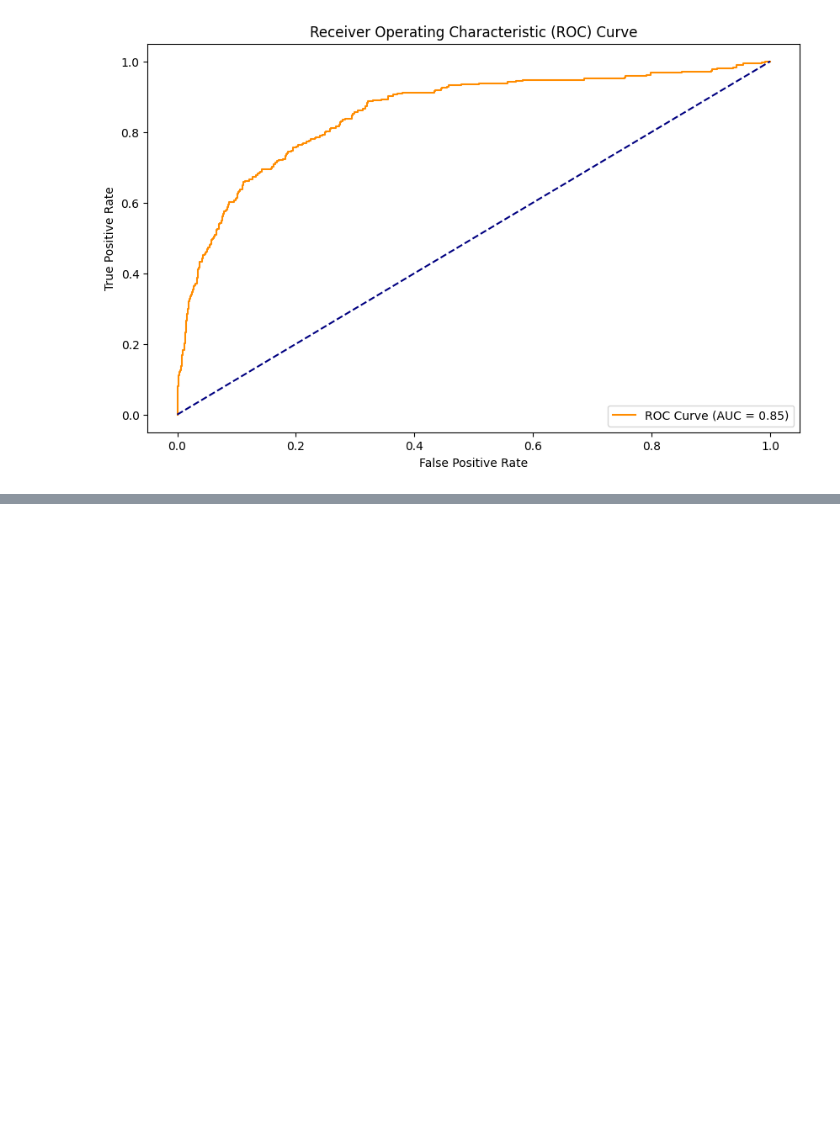
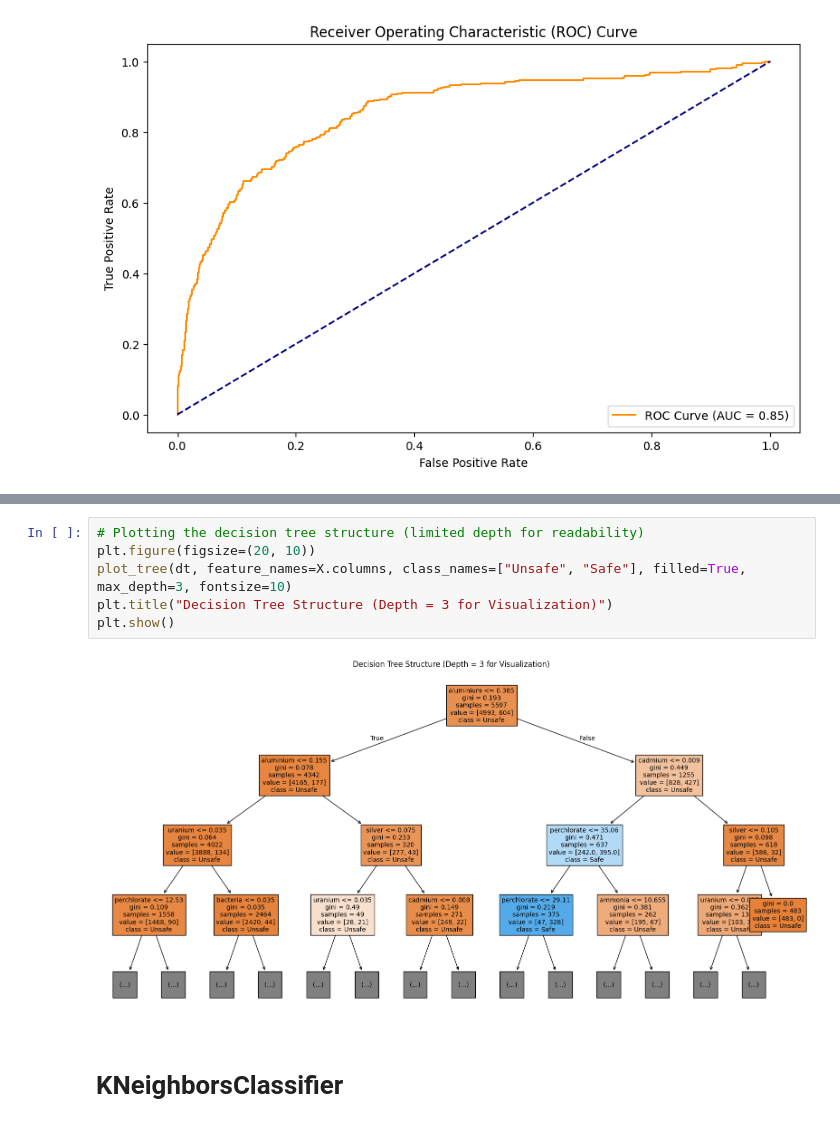
Before and after one commit to TTanishq1/ML_Project, a Jupyter notebook: Logistic_regression_LL.ipynb, the cells around one changed output, grey strips where cells are left out. Drawn from its saved outputs; the diff is of its cells as text; blank space fills up the shorter version.

```diff
--- a/Logistic_regression_LL.ipynb
+++ b/Logistic_regression_LL.ipynb
@@ -299,0 +312,10 @@ Passing `palette` without assigning `hue` is deprecated and will be removed in v
+# %%
+# Plotting the decision tree structure (limited depth for readability)
+plt.figure(figsize=(20, 10))
+plot_tree(dt, feature_names=X.columns, class_names=["Unsafe", "Safe"], filled=True, max_depth=3, fontsize=10)
+plt.title("Decision Tree Structure (Depth = 3 for Visualization)")
+plt.show()
+# %% [output]
+[figure, added]
+# %% [markdown]
+# **KNeighborsClassifier**
```
Also changed, not shown: parts of 14 cells of this notebook.
